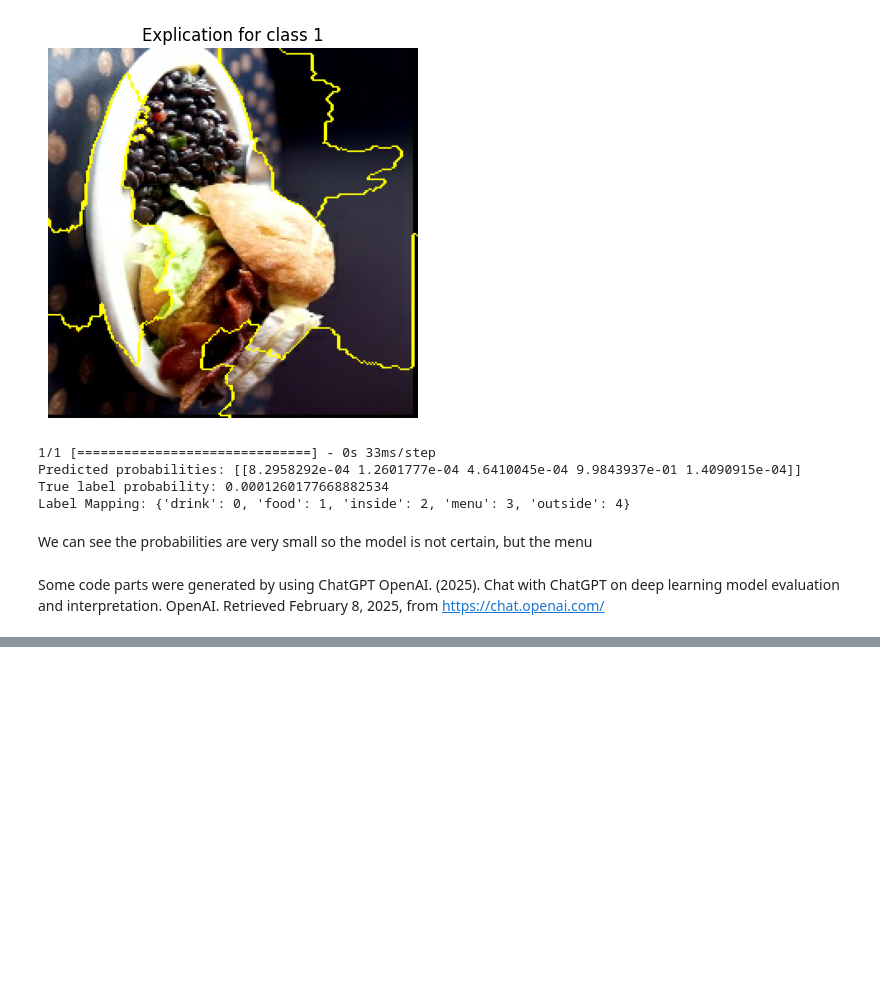
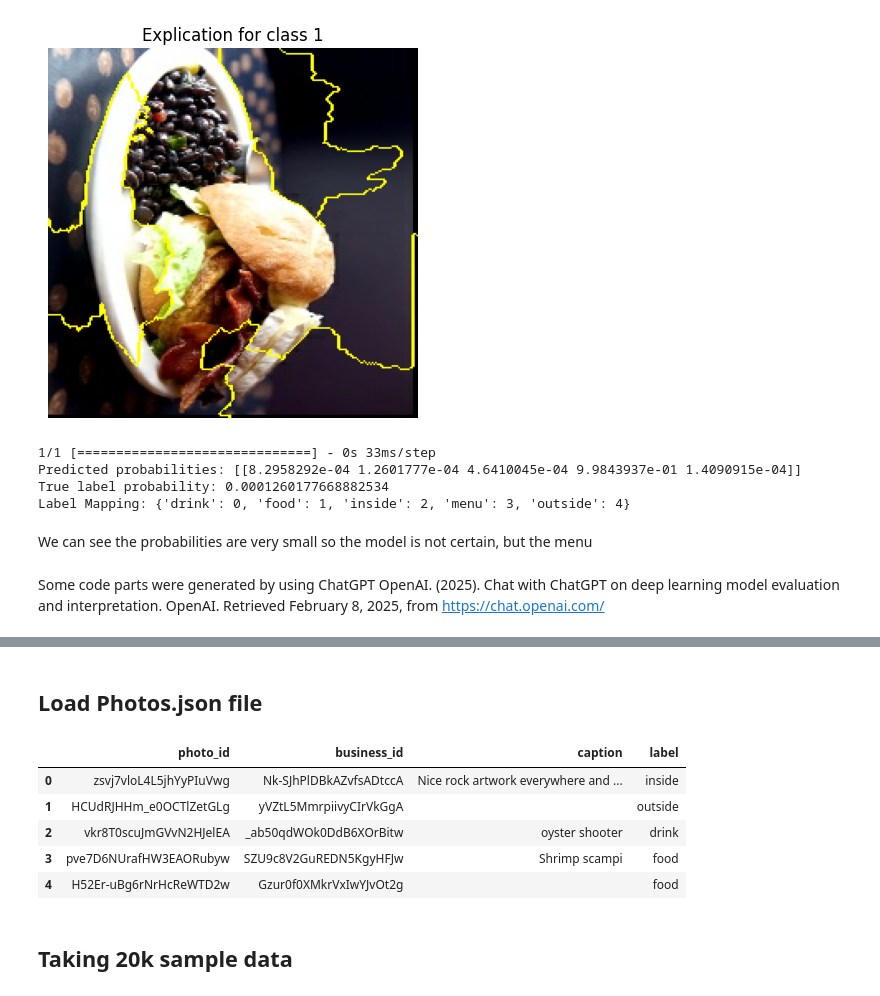
Before and after one commit to LCIT-W25/AISC-T3-Grp2, a Jupyter notebook: AISC2008 - Computer Vision/Case Study 2/Main Solution/Case Study 2.ipynb, the cells around one changed output, grey strips where cells are left out. Cells and saved outputs as stored; diff of their text form; code cells hidden in the pictures; blank space fills up the shorter version.

```diff
--- a/AISC2008 - Computer Vision/Case Study 2/Main Solution/Case Study 2.ipynb
+++ b/AISC2008 - Computer Vision/Case Study 2/Main Solution/Case Study 2.ipynb
@@ -2535,0 +2582,22 @@ OpenAI. (2025). Chat with ChatGPT on deep learning model evaluation and interpre
+# %% [markdown]
+## Load Photos.json file
+# %%
+# Load metadata
+json_path = "yelp_photos/photos.json"
+photos_data = []
+with open(json_path, "r", encoding="utf-8") as f:
+    for line in f:
+        photos_data.append(json.loads(line))
+
+photos_df = pd.DataFrame(photos_data)
+
+photos_df.head()
+# %% [output]
+|  | photo_id | business_id | caption | label |
+| 0 | zsvj7vloL4L5jhYyPIuVwg | Nk-SJhPlDBkAZvfsADtccA | Nice rock artwork everywhere and ... | inside |
+| 1 | HCUdRJHHm_e0OCTlZetGLg | yVZtL5MmrpiivyCIrVkGgA |  | outside |
+| 2 | vkr8T0scuJmGVvN2HJelEA | _ab50qdWOk0DdB6XOrBitw | oyster shooter | drink |
+| 3 | pve7D6NUrafHW3EAORubyw | SZU9c8V2GuREDN5KgyHFJw | Shrimp scampi | food |
+| 4 | H52Er-uBg6rNrHcReWTD2w | Gzur0f0XMkrVxIwYJvOt2g |  | food |
+# %% [markdown]
+## Taking 20k sample data
```
Also changed, not shown: parts of 28 cells of this notebook, 1 other file.
